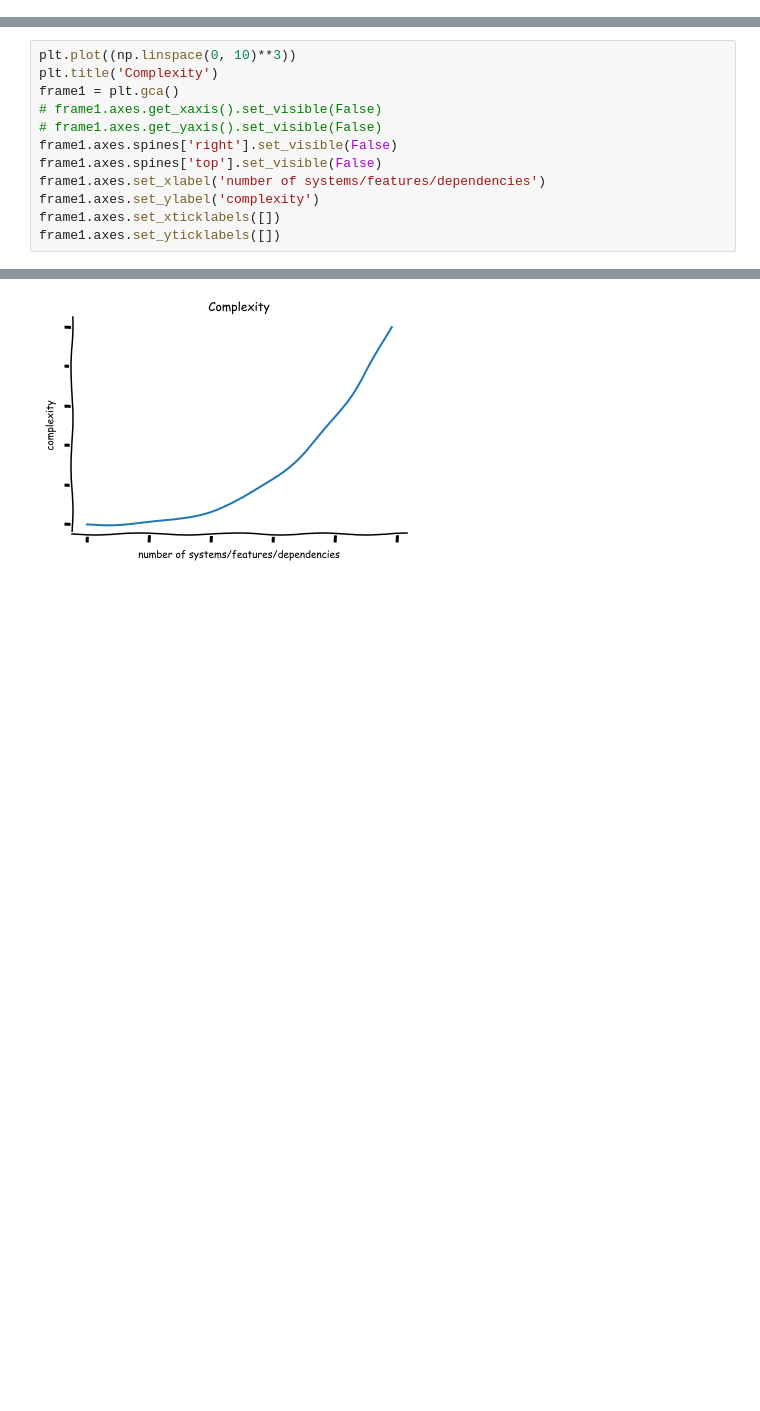
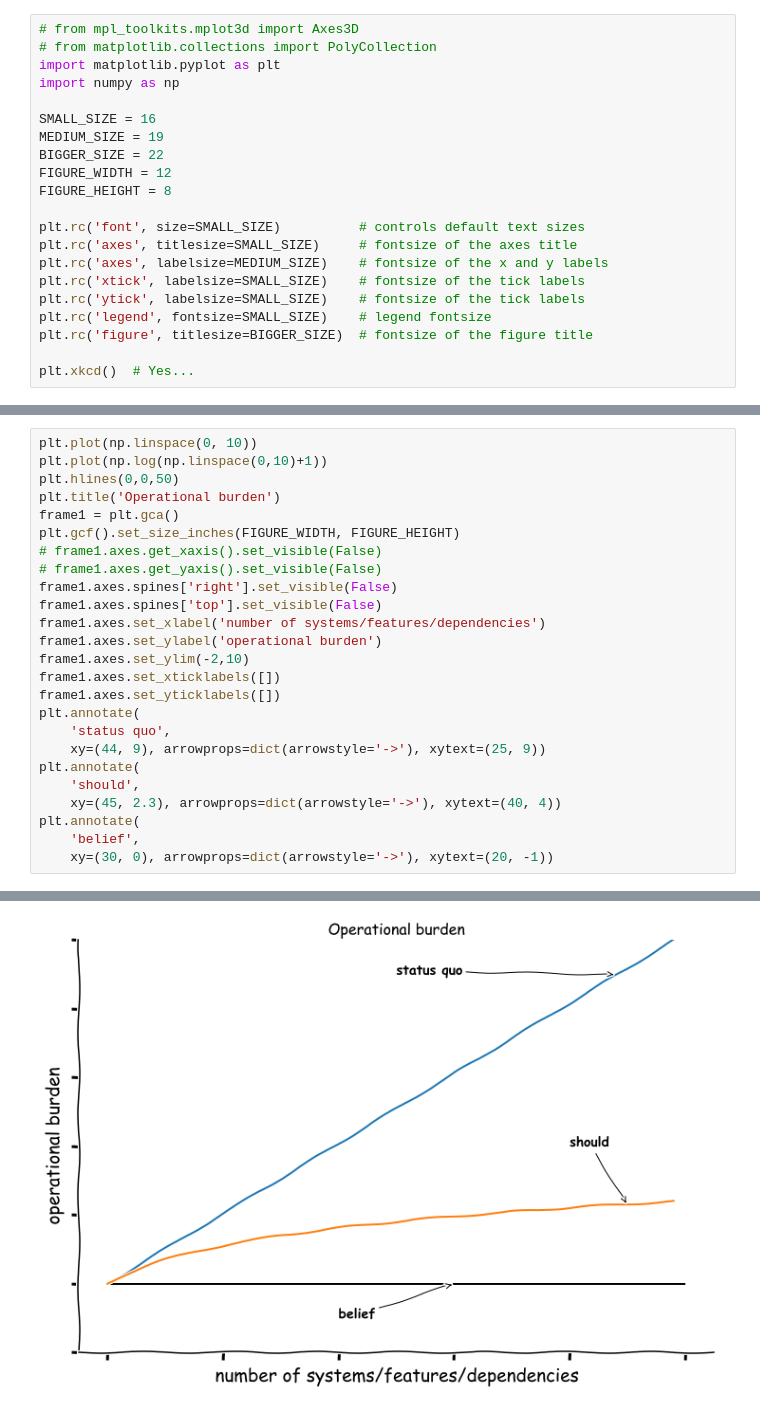
Before and after one commit to boecklic/notebooks, a Jupyter notebook: arch/graphics_dev_speed.ipynb, the cells around one changed output, grey strips where cells are left out. Saved outputs shown, nothing was run; the diff lists cells and outputs as text; blank space fills up the shorter version.

```diff
--- a/arch/graphics_dev_speed.ipynb
+++ b/arch/graphics_dev_speed.ipynb
@@ -0,0 +5,21 @@
+# %%
+# from mpl_toolkits.mplot3d import Axes3D
+# from matplotlib.collections import PolyCollection
+import matplotlib.pyplot as plt
+import numpy as np
+
+SMALL_SIZE = 16
+MEDIUM_SIZE = 19
+BIGGER_SIZE = 22
+FIGURE_WIDTH = 12
+FIGURE_HEIGHT = 8
+
+plt.rc('font', size=SMALL_SIZE)          # controls default text sizes
+plt.rc('axes', titlesize=SMALL_SIZE)     # fontsize of the axes title
+plt.rc('axes', labelsize=MEDIUM_SIZE)    # fontsize of the x and y labels
+plt.rc('xtick', labelsize=SMALL_SIZE)    # fontsize of the tick labels
+plt.rc('ytick', labelsize=SMALL_SIZE)    # fontsize of the tick labels
+plt.rc('legend', fontsize=SMALL_SIZE)    # legend fontsize
+plt.rc('figure', titlesize=BIGGER_SIZE)  # fontsize of the figure title
+
+plt.xkcd()  # Yes...
@@ -23,13 +65,26 @@ frame1.axes.set_yticklabels([])
 # %%
-plt.plot((np.linspace(0, 10)**3))
-plt.title('Complexity')
+plt.plot(np.linspace(0, 10))
+plt.plot(np.log(np.linspace(0,10)+1))
+plt.hlines(0,0,50)
+plt.title('Operational burden')
 frame1 = plt.gca()
+plt.gcf().set_size_inches(FIGURE_WIDTH, FIGURE_HEIGHT)
 # frame1.axes.get_xaxis().set_visible(False)
 # frame1.axes.get_yaxis().set_visible(False)
 frame1.axes.spines['right'].set_visible(False)
 frame1.axes.spines['top'].set_visible(False)
 frame1.axes.set_xlabel('number of systems/features/dependencies')
-frame1.axes.set_ylabel('complexity')
+frame1.axes.set_ylabel('operational burden')
+frame1.axes.set_ylim(-2,10)
 frame1.axes.set_xticklabels([])
 frame1.axes.set_yticklabels([])
+plt.annotate(
+    'status quo',
+    xy=(44, 9), arrowprops=dict(arrowstyle='->'), xytext=(25, 9))
+plt.annotate(
+    'should',
+    xy=(45, 2.3), arrowprops=dict(arrowstyle='->'), xytext=(40, 4))
+plt.annotate(
+    'belief',
+    xy=(30, 0), arrowprops=dict(arrowstyle='->'), xytext=(20, -1))
 # %% [output]
@@ -37 +92 @@ frame1.axes.set_yticklabels([])
-[figure, old version]
+[figure, new version]
```
Also changed, not shown: parts of 7 cells of this notebook, 3 other files.
